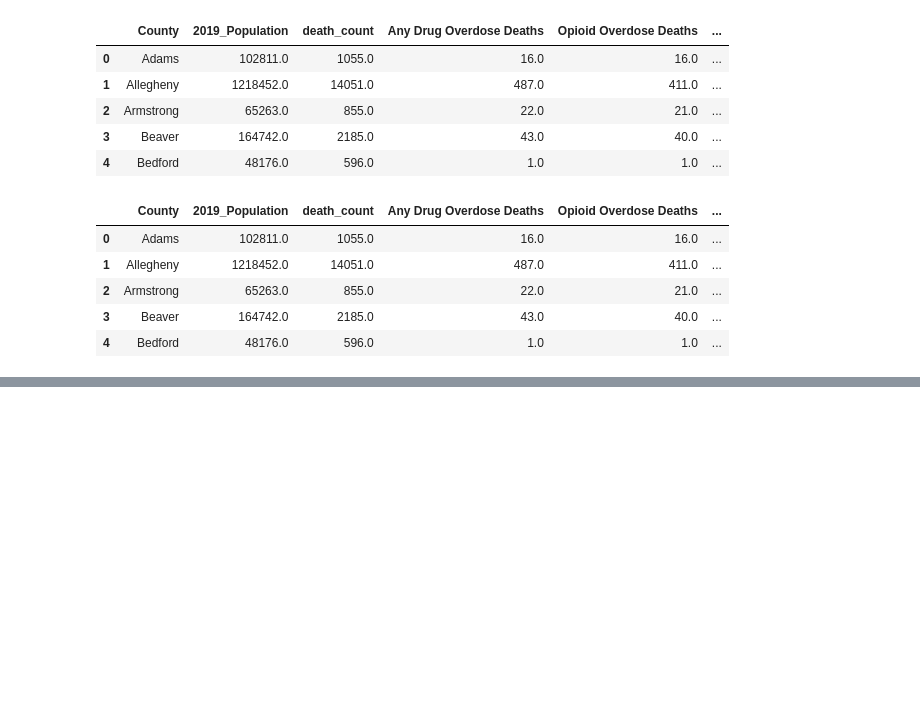
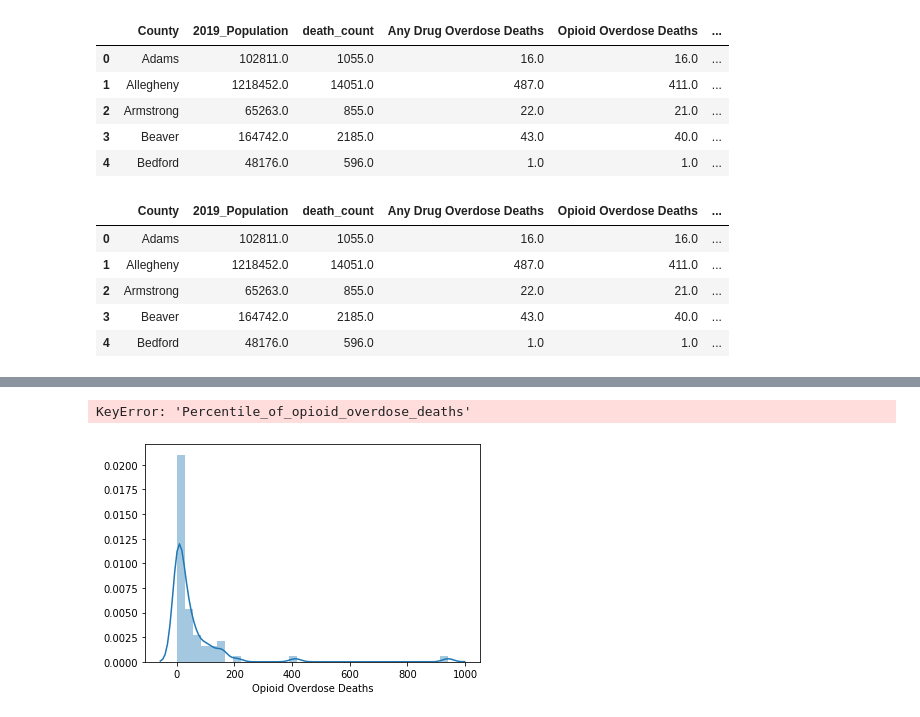
Before and after one commit to mokerlund/Opioid_Addiction_Crisis, a Jupyter notebook: Data Analysis.ipynb, the cells around one changed output, grey strips where cells are left out. Cells and saved outputs as stored; diff of their text form; code cells hidden in the pictures; blank space fills up the shorter version.

Commit message:
Finished up visualizations

```diff
--- a/Data Analysis.ipynb
+++ b/Data Analysis.ipynb
@@ -90,13 +78,3 @@ df.head()
 | 2 | Armstrong | 65263.0 | 855.0 | 22.0 | 21.0 | ... |
 | 3 | Beaver | 164742.0 | 2185.0 | 43.0 | 40.0 | ... |
 | 4 | Bedford | 48176.0 | 596.0 | 1.0 | 1.0 | ... |
-# %%
-# Hotline call rate calculation
-df['hotlinecall_2018_rate'] = (df['hotlinecall_2018'] / df['2019_Population']) * 100
-
-# Boxes Rate over Population
-df['Boxes_rate'] = (df['Number Boxes'] / df['2019_Population']) * 100
-
-df2 = df.groupby(by='Percentile_of_opioid_overdose_deaths').mean()
-
-df2
@@ -119,0 +92,12 @@ plt.scatter(df['hotlinecall_2018_rate'], df['%_of_op_od_death_over_all_deaths'],
+# %%
+%matplotlib inline
+sns.distplot(df['2019_Population'].loc['Percentile_of_opioid_overdose_deaths'] == 'Lower')
+plt.show()
+# %% [output]
+KeyError: 'Percentile_of_opioid_overdose_deaths'
+# %%
+%matplotlib inline
+sns.distplot(df['Opioid Overdose Deaths'])
+plt.show()
+# %% [output]
+[figure, added]
```
Also changed, not shown: parts of 14 cells of this notebook, 5 other files.
